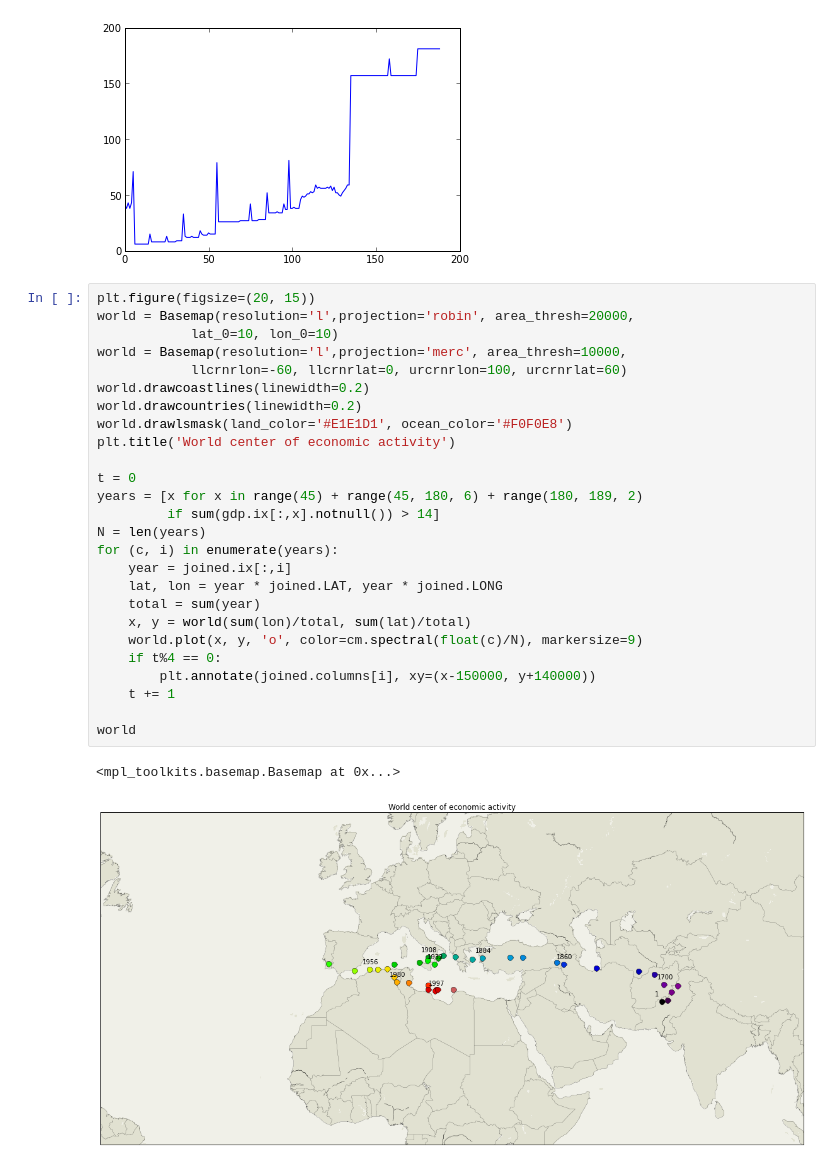
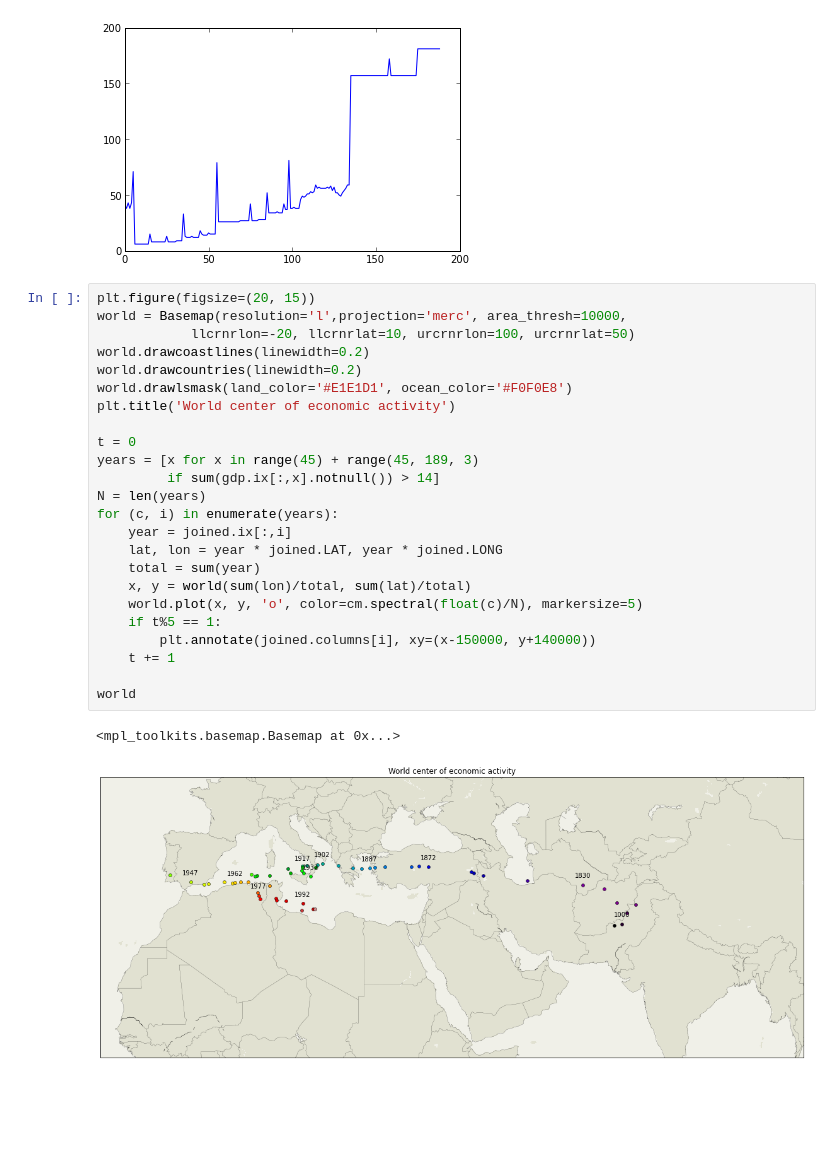
Before and after one commit to djv/world_economic_center, a Jupyter notebook: map.ipynb, the cells around one changed output. Drawn from its saved outputs; the diff is of its cells as text; blank space fills up the shorter version.

```diff
--- a/map.ipynb
+++ b/map.ipynb
@@ -96,33 +96,31 @@ plt.plot([sum(gdp.ix[:,x].notnull()) for x in range(189)])
 [figure]
 # %%
 plt.figure(figsize=(20, 15))
-world = Basemap(resolution='l',projection='robin', area_thresh=20000,
-            lat_0=10, lon_0=10)
 world = Basemap(resolution='l',projection='merc', area_thresh=10000,
-            llcrnrlon=-60, llcrnrlat=0, urcrnrlon=100, urcrnrlat=60)
+            llcrnrlon=-20, llcrnrlat=10, urcrnrlon=100, urcrnrlat=50)
 world.drawcoastlines(linewidth=0.2)
 world.drawcountries(linewidth=0.2)
 world.drawlsmask(land_color='#E1E1D1', ocean_color='#F0F0E8')
 plt.title('World center of economic activity')
 
 t = 0
-years = [x for x in range(45) + range(45, 180, 6) + range(180, 189, 2)
+years = [x for x in range(45) + range(45, 189, 3)
          if sum(gdp.ix[:,x].notnull()) > 14]
 N = len(years)
 for (c, i) in enumerate(years):
     year = joined.ix[:,i]
     lat, lon = year * joined.LAT, year * joined.LONG
     total = sum(year)
     x, y = world(sum(lon)/total, sum(lat)/total)
-    world.plot(x, y, 'o', color=cm.spectral(float(c)/N), markersize=9)
-    if t%4 == 0:
+    world.plot(x, y, 'o', color=cm.spectral(float(c)/N), markersize=5)
+    if t%5 == 1:
         plt.annotate(joined.columns[i], xy=(x-150000, y+140000))
     t += 1
 
 world
 # %% [output]
 <mpl_toolkits.basemap.Basemap at 0x...>
-[figure, old version]
+[figure, new version]
 # %%
 plt.figure(figsize=(20, 15))
 
```
Also changed, not shown: parts of 1 cell of this notebook.
